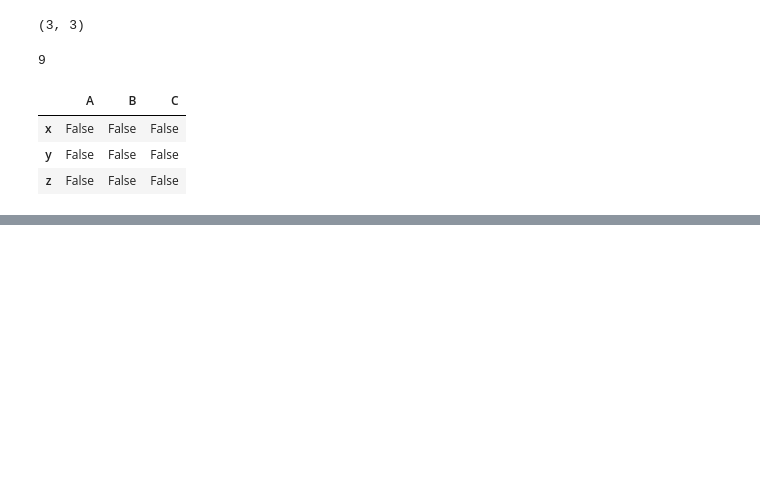
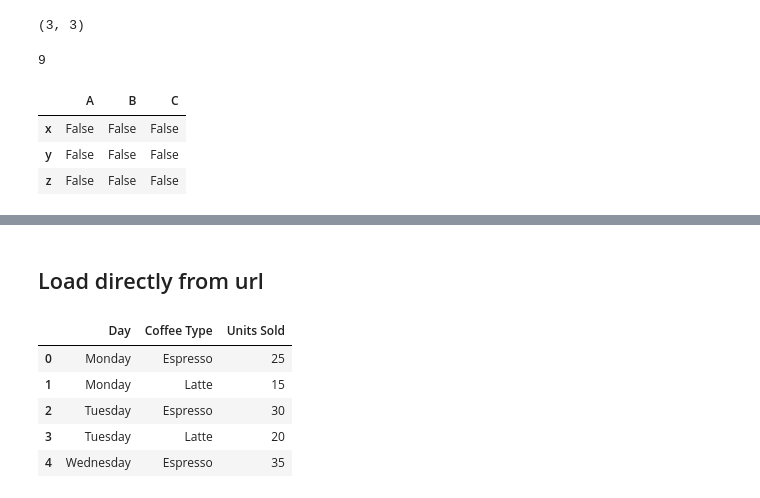
Before and after one commit to Anjasfedo/data-analysis, a Jupyter notebook: Pandas.ipynb, the cells around one changed output, grey strips where cells are left out. Drawn from its saved outputs; the diff is of its cells as text; code cells hidden in the pictures; blank space fills up the shorter version.

```diff
--- a/Pandas.ipynb
+++ b/Pandas.ipynb
@@ -98,0 +127,13 @@ df.isnull()
+# %% [markdown]
+## Load directly from url
+# %%
+coffee = pd.read_csv("https://raw.githubusercontent.com/KeithGalli/complete-pandas-tutorial/master/warmup-data/coffee.csv")
+
+coffee.head()
+# %% [output]
+|  | Day | Coffee Type | Units Sold |
+| 0 | Monday | Espresso | 25 |
+| 1 | Monday | Latte | 15 |
+| 2 | Tuesday | Espresso | 30 |
+| 3 | Tuesday | Latte | 20 |
+| 4 | Wednesday | Espresso | 35 |
```
Also changed, not shown: parts of 8 cells of this notebook.
